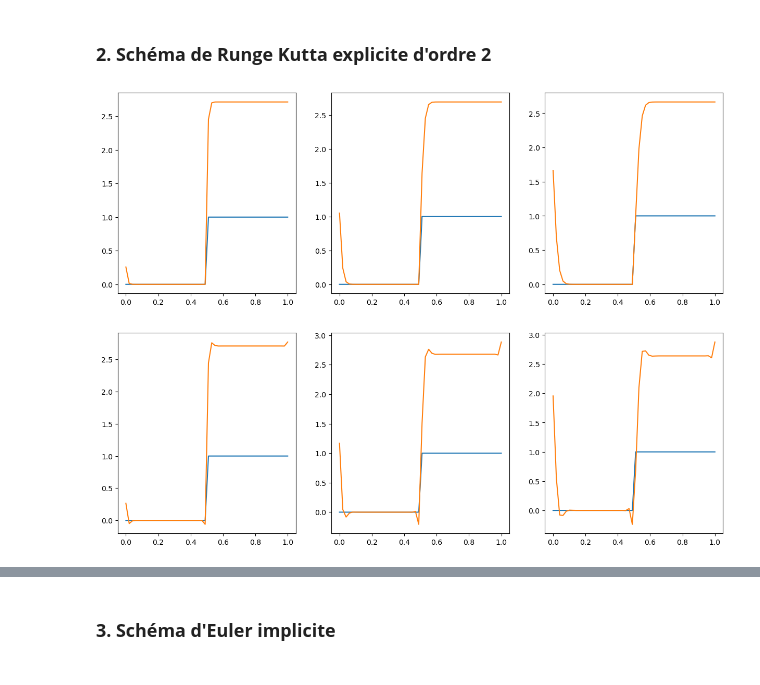
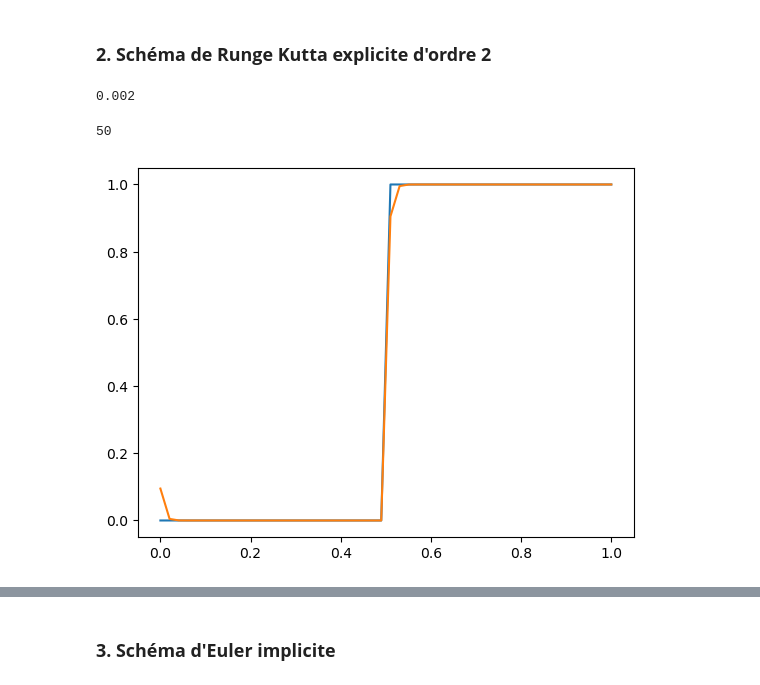
Before and after one commit to MaxMosh/n7-SN, a Jupyter notebook: 2A ModIA/S7 (INSA)/Modélisation et Calcul Scientifique/EDP/TPs/TP2/TP2.ipynb, the cells around one changed output, grey strips where cells are left out. Cells and saved outputs as stored; diff of their text form; code cells hidden in the pictures.

```diff
--- a/2A ModIA/S7 (INSA)/Modélisation et Calcul Scientifique/EDP/TPs/TP2/TP2.ipynb
+++ b/2A ModIA/S7 (INSA)/Modélisation et Calcul Scientifique/EDP/TPs/TP2/TP2.ipynb
@@ -81,20 +85,24 @@ for k in range(len(p_liste)) :
 ### __2. Schéma de Runge Kutta explicite d'ordre 2__
 # %%
 def RKexpl2_deltaU_etoile(u_n, C, schema):
-    deltaU_etoile_n = np.zeros(len(u_n))
+    #deltaU_etoile_n = np.zeros(len(u_n))
+    deltaU_etoile_n = []
     for i in range(len(u_n)) :
         #deltaU_etoile_n[i] = u_n[i] - (C/4)*(u_n[(i+1)%len(u_n)] + 3*u_n[i] - 5*u_n[i - 1] + u_n[i - 2])
-        deltaU_etoile_n[i] = schema(u_n[(i+1)%len(u_n)], u_n[i], u_n[i - 1], u_n[i - 2], C)
+        #deltaU_etoile_n[i] = schema(u_n[(i+1)%len(u_n)], u_n[i], u_n[i - 1], u_n[i - 2], C)
+        deltaU_etoile_n.append(schema(u_n[(i+1)%len(u_n)], u_n[i], u_n[i - 1], u_n[i - 2], C))
     return np.array(deltaU_etoile_n)
 
 # -> Fonctionnement verifié
 
 def RKexpl2_U_etoile(u_n, dt, C, schema):
-    #return u_n + dt*deltaU_etoile
-    return np.array(u_n) + dt*RKexpl2_deltaU_etoile(u_n, C, schema)
+    return u_n + dt*RKexpl2_deltaU_etoile(u_n, C, schema)
+    #return np.array(u_n) + dt*RKexpl2_deltaU_etoile(u_n, C, schema)
 
 def RKexpl2_deltaU(u_n, dt, C, schema):
-    deltaU_n = np.zeros(len(u_n))
+    #deltaU_n = np.zeros(len(u_n))
+    deltaU_n = []
+
     #for i in range(len(u_n)) :
         #deltaU_n[1,i] = UPO2VF_EE_u_i_nplus1(u_etoile[(i+1)%(len(u_n))], u_etoile[i], u_etoile[i-1], u_etoile[i-2]) + (1/2)*deltaU_etoile[1,i]
 
@@ -107,13 +115,15 @@ def RKexpl2_deltaU(u_n, dt, C, schema):
     U_etoile = RKexpl2_U_etoile(u_n, dt, C, schema)
 
     for i in range(len(u_n)) :
-        deltaU_n[i] = (1/2)*schema(U_etoile[(i+1)%len(U_etoile)], U_etoile[i], U_etoile[i - 1], U_etoile[i - 2], C) + (1/2)*schema(u_n[(i+1)%len(u_n)], u_n[i], u_n[i - 1], u_n[i - 2], C)
-    return np.array(deltaU_n)
-    #return deltaU_n
+        #deltaU_n[i] = (1/2)*schema(U_etoile[(i+1)%len(U_etoile)], U_etoile[i], U_etoile[i - 1], U_etoile[i - 2], C) + (1/2)*schema(u_n[(i+1)%len(u_n)], u_n[i], u_n[i - 1], u_n[i - 2], C)
+        deltaU_n.append((1/2)*schema(U_etoile[(i+1)%len(U_etoile)], U_etoile[i], U_etoile[i - 1], U_etoile[i - 2], C) + (1/2)*schema(u_n[(i+1)%len(u_n)], u_n[i], u_n[i - 1], u_n[i - 2], C))
+    #return np.array(deltaU_n)
+    return deltaU_n
 
 
 def RKexpl2_U_nplusun(u_n, dt, C, schema):
-    return u_n + dt*RKexpl2_deltaU(u_n, dt, C, schema)
+    #return u_n + dt*RKexpl2_deltaU(u_n, dt, C, schema)
+    return [u_n[i] + dt*RKexpl2_deltaU(u_n, dt, C, schema)[i] for i in range(len(u_n))]
 
 
 plt.figure(figsize=(15, 5))
@@ -132,5 +142,3 @@ for k in range(len(p_liste)) :
     plt.plot(abscisse, grille_temps_espace_RKexpl2[:,0])
 
     plt.plot(abscisse, grille_temps_espace_RKexpl2[:,-1])
-# %% [output]
-[figure, removed]
@@ -142,12 +183,10 @@ for k in range(len(p_liste)) :
     grille_temps_espace_RKexpl2[:,0] = np.array(u0)
     for n in range(1,p_liste[k]) :
         #for i in range(m) :
-        grille_temps_espace_RKexpl2[:,n] = RKexpl2_U_etoile(grille_temps_espace_RKexpl2[:,n-1], deltaT_liste[k], C_liste[k], UPO2VF_EE_u_i_nplus1)
+        grille_temps_espace_RKexpl2[:,n] = RKexpl2_U_etoile(grille_temps_espace_RKexpl2[:,n-1], deltaT_liste[k], C_liste[k], FOUEE_u_i_nplus1)
 
     plt.subplot(1,3,k + 1)
 
     plt.plot(abscisse, grille_temps_espace_RKexpl2[:,0])
 
     plt.plot(abscisse, grille_temps_espace_RKexpl2[:,-1])
-# %% [output]
-[figure, removed]
@@ -153,0 +240,48 @@ for k in range(len(p_liste)) :
+# %%
+plt.figure(figsize=(15, 5))
+
+for k in range(len(p_liste)) :
+    grille_temps_espace_RKexpl2 = np.zeros((m,p_liste[k]))
+    grille_temps_espace_RKexpl2[:,0] = np.array(u0)
+    for n in range(1,p_liste[k]) :
+        #for i in range(m) :
+        grille_temps_espace_RKexpl2[:,n] = cinq_RKexpl2_FOU(grille_temps_espace_RKexpl2[:,n-1], C_liste[k], deltaT_liste[k], du_FOU)
+
+    plt.subplot(1,3,k + 1)
+
+    plt.plot(abscisse, grille_temps_espace_RKexpl2[:,0])
+
+    plt.plot(abscisse, grille_temps_espace_RKexpl2[:,-1])
+# %%
+def RK2expl_FOURK(U_0, C, dt):
+    grille = np.zeros((np.size(U_0,0),int(T/dt)))
+    #grille[:,0] = np.array(u0)
+    grille[:,0] = U_0
+    for n in range(1,int(T/dt)) :
+        #dU_etoile = du_FOU(C, rien, u_i, uimoinsun, rien2)
+        U_etoile = np.zeros(np.size(U_0,0))
+        for i in range(np.size(U_0,0)) :
+            dU_etoile = -C*(grille[i,n-1] - grille[i-1,n-1])
+            U_etoile[i] = grille[i,n-1] + dt*dU_etoile
+        U_nplusun = np.zeros(np.size(U_0,0))
+        for i in range(np.size(U_0,0)) :
+            dU = -0.5*C*(U_etoile[i] - U_etoile[i-1]) - 0.5*C*(grille[i,n-1] - grille[i-1,n-1])
+            U_nplusun[i] = grille[i,n-1] + dt*dU
+        grille[:,n] = U_nplusun
+    return grille
+# %%
+print(deltaT_liste[0])
+# %% [output]
+0.002
+# %%
+U_0 = np.array(u0)
+
+grille_FOURK = RK2expl_FOURK(U_0, C_liste[0], deltaT_liste[0])
+
+plt.plot(abscisse, grille_FOURK[:,0])
+plt.plot(abscisse, grille_FOURK[:,-1])
+
+print(np.size(U_0,0))
+# %% [output]
+50
+[figure, added]
```
Also changed, not shown: parts of 11 cells of this notebook.
